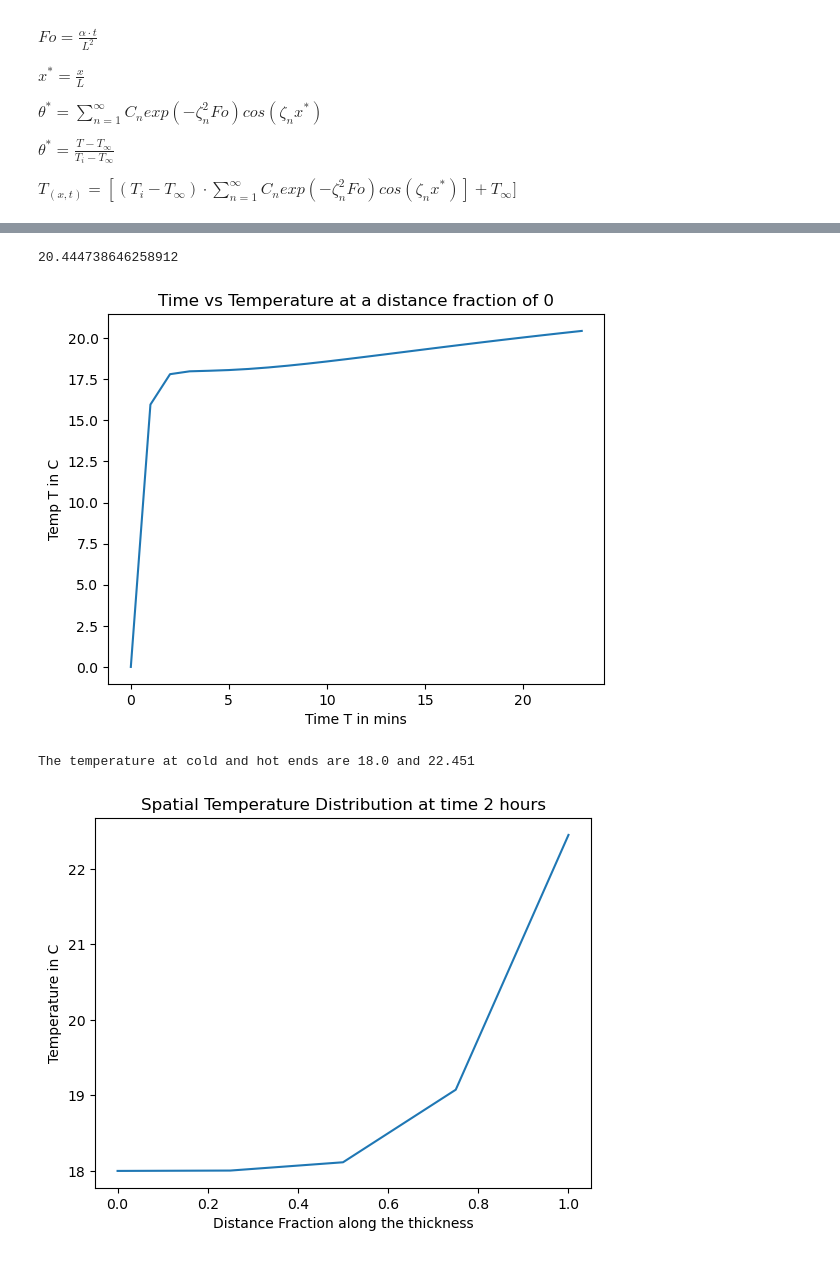
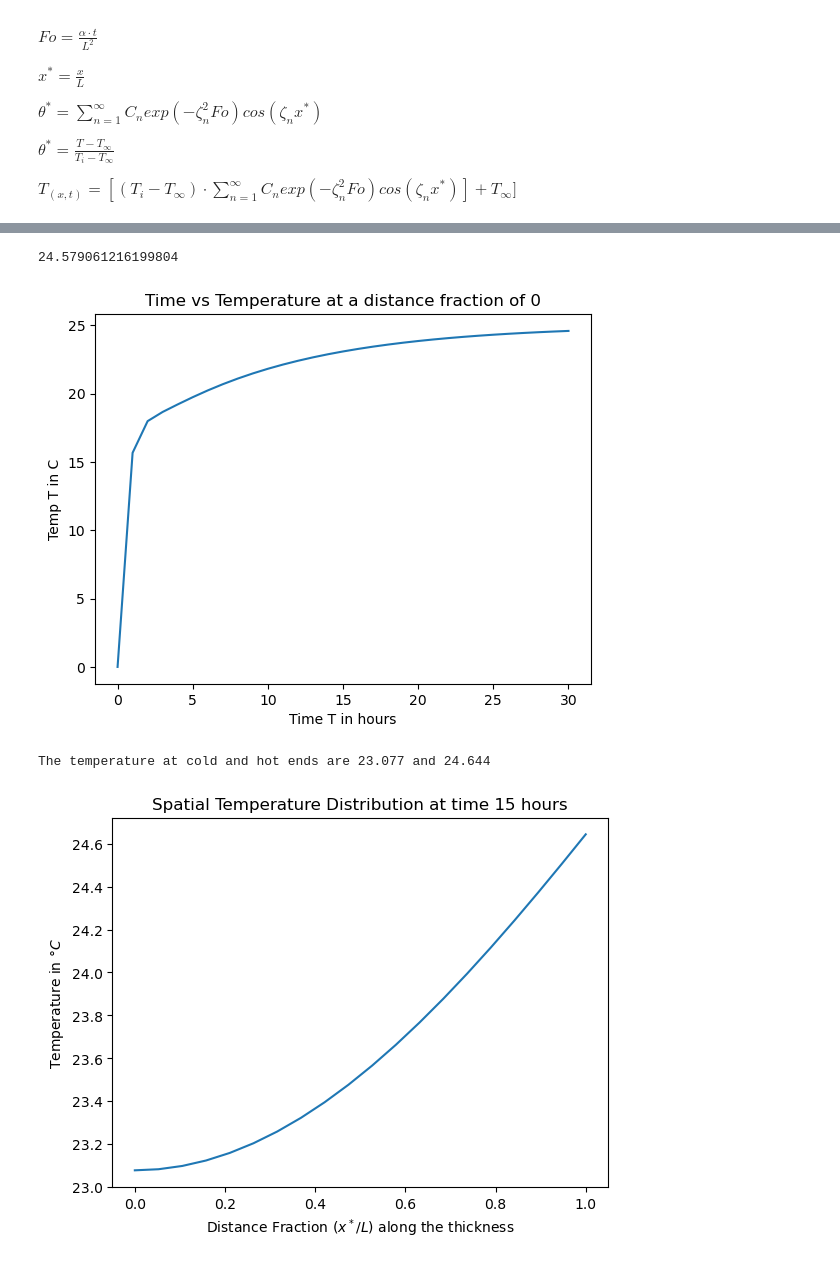
Before and after one commit to its-firefly/Code, a Jupyter notebook: main.ipynb, the cells around one changed output, grey strips where cells are left out. Saved outputs shown, nothing was run; the diff lists cells and outputs as text; code cells hidden in the pictures.

```diff
--- a/main.ipynb
+++ b/main.ipynb
@@ -107,13 +91,13 @@ minWoolTvst = []
 co2Tvst = []
 PCMTvst = []
 x = 0
-time = 50 #in hours
+time = 30 #in hours
 
 U1,R1 = eigenRoots(biot_minWool)
 U2,R2 = eigenRoots(biot_co2)
 U3,R3 = eigenRoots(biot_PCM)
 
-for t in range(0,time*3600,3600):
+for t in range(0,(time+1)*3600,3600):
     theta = 0.0
     for i in range (0,100):
         theta += tAtXandT(R1[i], U1[i], minWool_Diff, t, minWool_t, x)
@@ -128,14 +112,20 @@ for t in range(0,time*3600,3600):
 
     theta = 0.0
     for i in range (0,100):
-        theta += tAtXandT(R3[i], U3[i], PCM_diff, t, PCM_t, 0.5)
+        theta += tAtXandT(R3[i], U3[i], PCM_diff, t, PCM_t, x)
         PCM_tempxt = (PCM_tempInit - co2_tempxt)*theta + co2_tempxt + coeff
     PCMTvst.append(PCM_tempxt)
 
-plt.plot(PCMTvst)
+plt.plot(co2Tvst)
 plt.title(f'Time vs Temperature at a distance fraction of {x}')
 plt.xlabel('Time T in hr')
 plt.ylabel('Temp T in C')
 print(PCMTvst[-1])
 print(co2Tvst[-1])
+print(minWoolTvst[-1])
+co2data = np.array(co2Tvst).round(2)
+minwooldata = np.array(minWoolTvst).round(2)
+pcmdata = np.array(PCMTvst).round(4)
+
+pd.DataFrame({'minwool': minwooldata.ravel(), 'co2data':co2data.ravel(), 'pcmdata':pcmdata.ravel()}).to_csv('co2tvstData.csv')
 # %% [output]
@@ -155,32 +148,52 @@ No artists with labels found to put in legend.  Note that artists whose label st
 # %%
 plt.plot(co2Tvst)
 plt.title(f'Time vs Temperature at a distance fraction of {x}')
-plt.xlabel('Time T in mins')
+plt.xlabel('Time T in hours')
 plt.ylabel('Temp T in C')
 print(co2Tvst[-1])
 # %% [output]
-20.444738646258912
+24.579061216199804
-[figure, old version]
+[figure, new version]
 # %%
-def minwoolSpVar(t):
+def SpVar(t):
+
     time = t*3600
     minwoolSpVarData = []
-    spVar = np.linspace(0,1,5)
+    co2SpVarData = []
+    PCMSpVarData = []
+    spVar = np.linspace(0,1,20)
     for x in spVar:
         theta = 0.0
         for i in range(0,100):
             theta += tAtXandT(R1[i], U1[i], minWool_Diff, time, minWool_t, x)
         minWool_tempxt = (minWool_tempInit - amb_temp)*theta + amb_temp
         minwoolSpVarData.append(minWool_tempxt)
 
-    plt.plot(spVar,minwoolSpVarData)
+        theta = 0.0
+        for i in range (0,100):
+            theta += tAtXandT(R2[i], U2[i], co2_diff, time, co2_t, x)
+            co2_tempxt = (co2_tempInit - minWool_tempxt)*theta + minWool_tempxt
+        co2SpVarData.append(co2_tempxt)
+
+        theta = 0.0
+        for i in range (0,100):
+            theta += tAtXandT(R3[i], U3[i], PCM_diff, time, PCM_t, x)
+            PCM_tempxt = (PCM_tempInit - co2_tempxt)*theta + co2_tempxt + coeff
+        PCMSpVarData.append(PCM_tempxt.round(4))
+
+    plotData = co2SpVarData
+    plt.plot(spVar,plotData)
     plt.title(f'Spatial Temperature Distribution at time {t} hours' )
-    plt.ylabel('Temperature in C')
-    plt.xlabel('Distance Fraction along the thickness')
+    plt.ylabel('Temperature in $\degree C$')
+    plt.xlabel('Distance Fraction ($x^*/L$) along the thickness')
 
-    print(f'The temperature at cold and hot ends are {round(minwoolSpVarData[0],3)} and {round(minwoolSpVarData[-1],3)}')
+    print(f'The temperature at cold and hot ends are {round(plotData[0],3)} and {round(plotData[-1],3)}')
 
-minwoolSpVar(2)
+    return np.array(minwoolSpVarData), np.array(co2SpVarData), np.array(PCMSpVarData), np.array(spVar)
+
+mSpv, cSpv, pSpv, Spv = SpVar(15)
+
+pd.DataFrame({'Distance Fraction': Spv.ravel(), 'PCM Spv':pSpv.ravel(), 'co2 spv':cSpv.ravel(), 'minwool spv':mSpv.ravel()}).to_csv('SpVarData15hr.csv')
 # %% [output]
-The temperature at cold and hot ends are 18.0 and 22.451
+The temperature at cold and hot ends are 23.077 and 24.644
-[figure, old version]
+[figure, new version]
```
Also changed, not shown: parts of 11 cells of this notebook, 25 other files.
